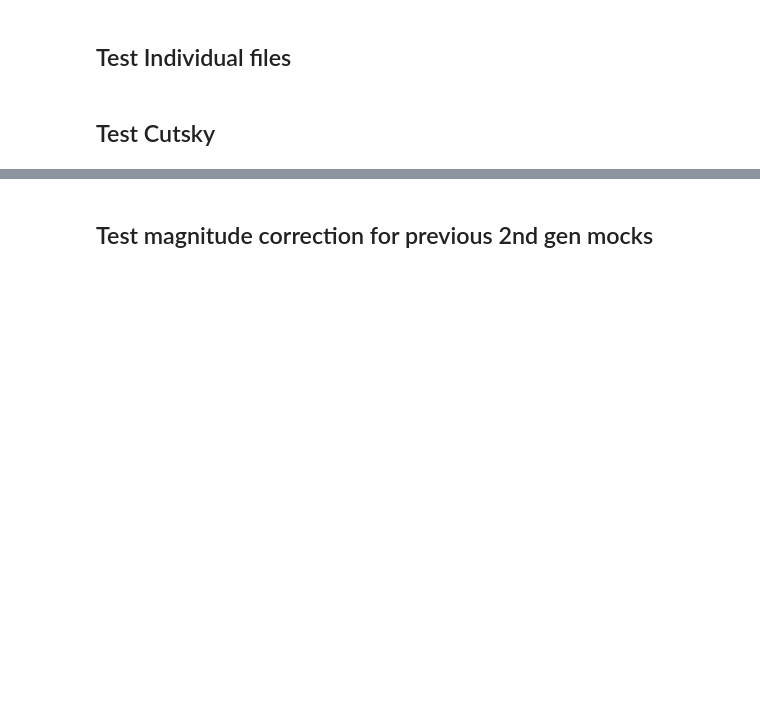
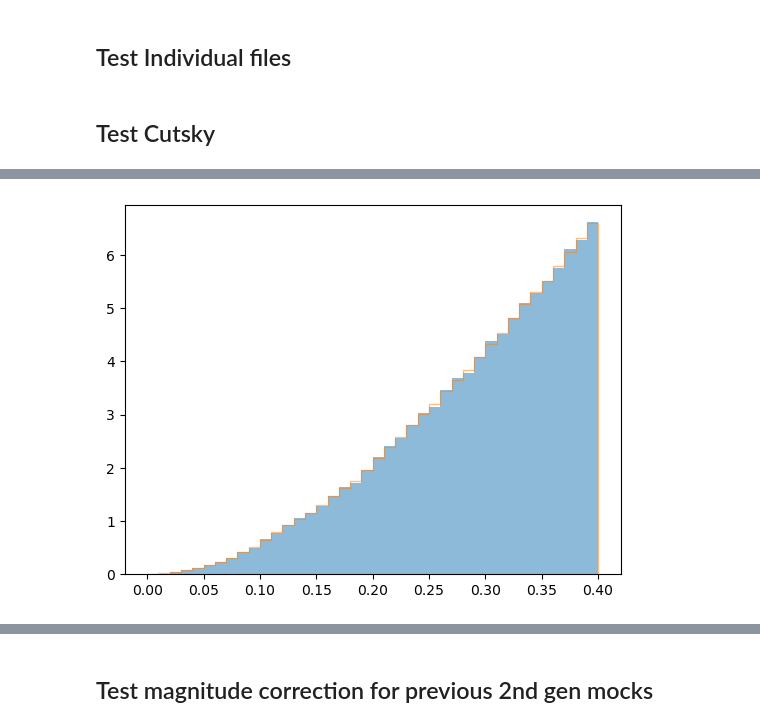
Before and after one commit to JadePiat/Relativistic_effects, a Jupyter notebook: tests_clustering_mocks.ipynb, the cells around one changed output, grey strips where cells are left out. Drawn from its saved outputs; the diff is of its cells as text; code cells hidden in the pictures; blank space fills up the shorter version.

```diff
--- a/tests_clustering_mocks.ipynb
+++ b/tests_clustering_mocks.ipynb
@@ -421,0 +427,7 @@ pos_rand = np.array([RA_rand[mask_rand],DEC_rand[mask_rand],cosmo.comoving_dista
+# %%
+b = np.arange(0,zmax+0.01,0.01)
+
+plt.hist(box['Z'][mask],bins=b,alpha=0.5,density=True)
+plt.hist(z_rand,bins=b,alpha=0.5,density=True,histtype='step');
+# %% [output]
+[figure, added]
```
Also changed, not shown: parts of 18 cells of this notebook.
